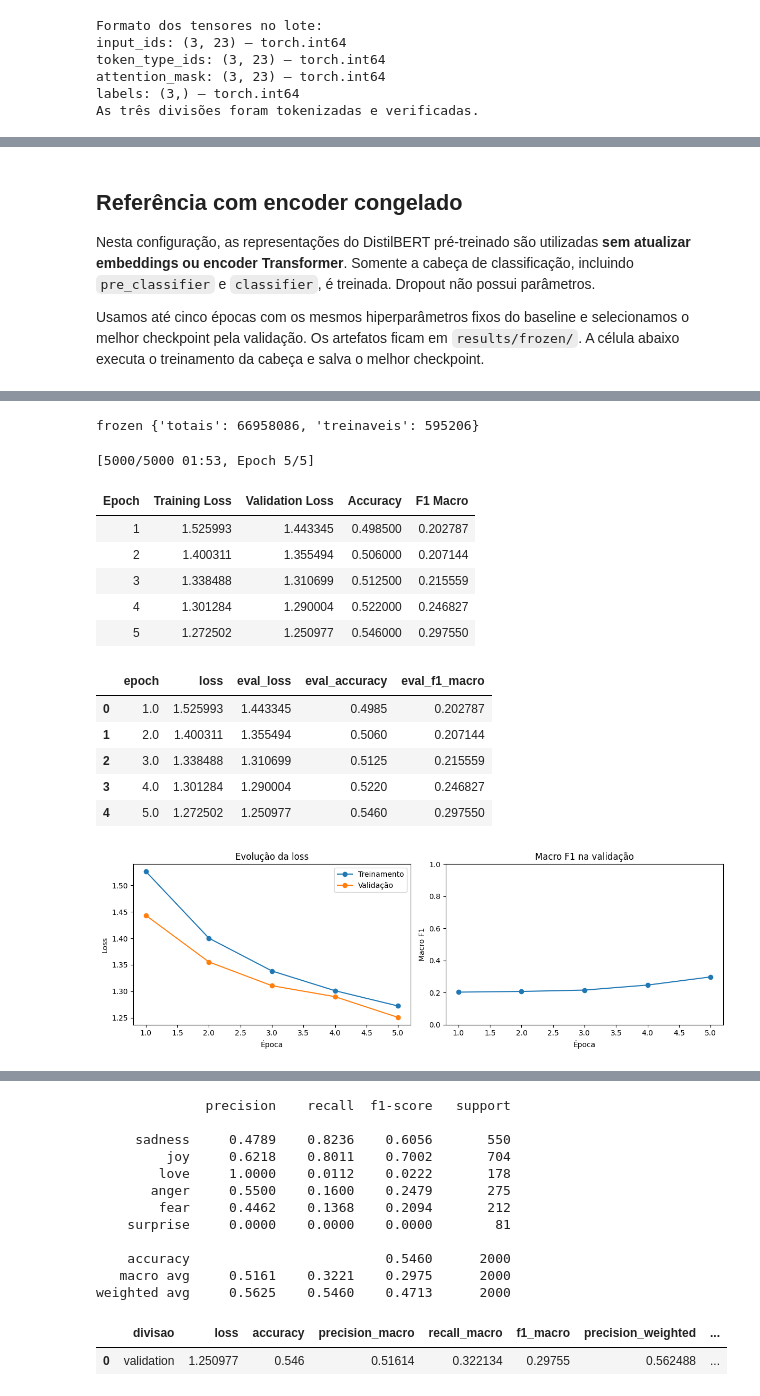
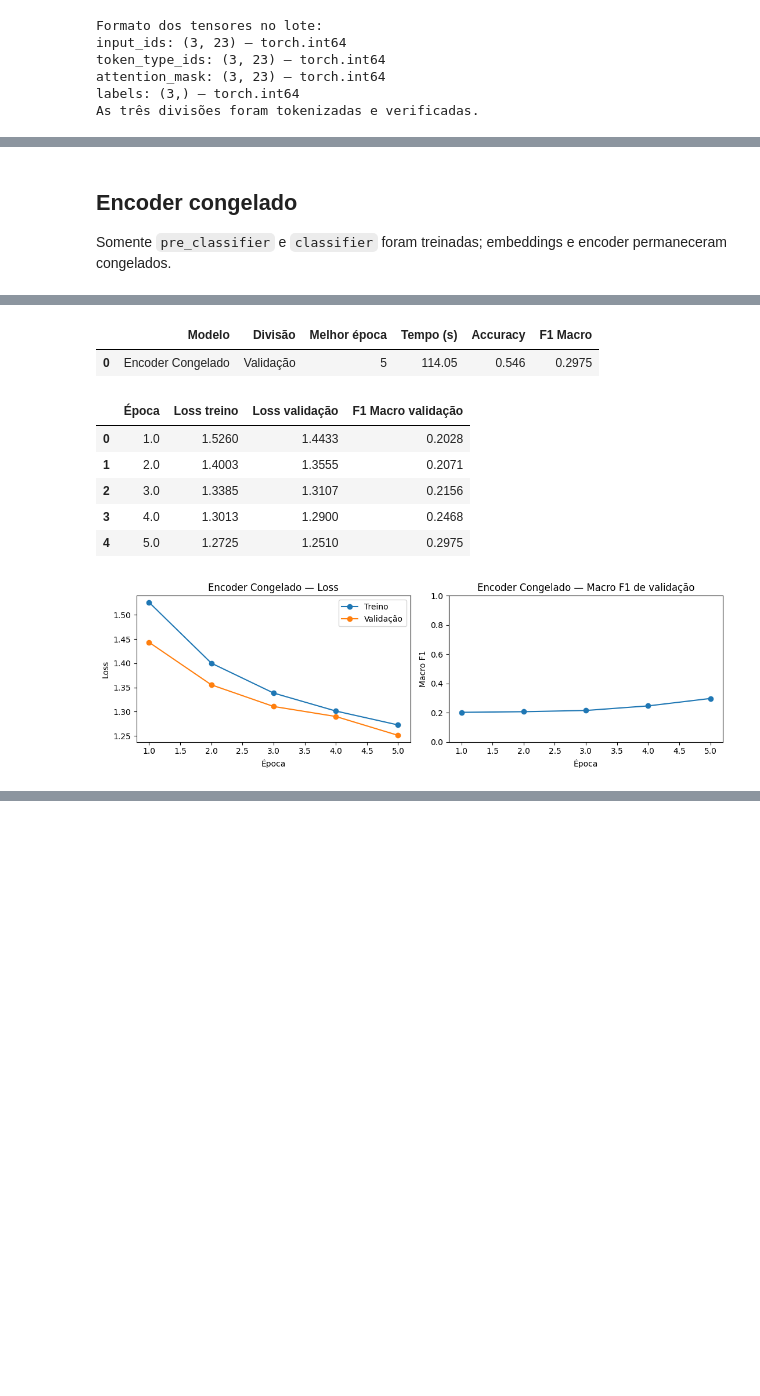
Before and after one commit to DaviSeiji/transformers-rn, a Jupyter notebook: Projeto5_Transformers.ipynb, the cells around one changed output, grey strips where cells are left out. Drawn from its saved outputs; the diff is of its cells as text; code cells hidden in the pictures; blank space fills up the shorter version.

```diff
--- a/Projeto5_Transformers.ipynb
+++ b/Projeto5_Transformers.ipynb
@@ -797,11 +705,7 @@ weighted avg     0.9398    0.9385    0.9385      2000
 # %% [markdown]
-## Referência com encoder congelado
+## Encoder congelado
 
-Nesta configuração, as representações do DistilBERT pré-treinado são utilizadas **sem atualizar embeddings ou encoder Transformer**. Somente a cabeça de classificação, incluindo `pre_classifier` e `classifier`, é treinada. Dropout não possui parâmetros.
-
-Usamos até cinco épocas com os mesmos hiperparâmetros fixos do baseline e selecionamos o melhor checkpoint pela validação. Os artefatos ficam em `results/frozen/`. A célula abaixo executa o treinamento da cabeça e salva o melhor checkpoint.
+Somente `pre_classifier` e `classifier` foram treinadas; embeddings e encoder permaneceram congelados.
 # %%
-resultado_frozen = treinar_experimento(
-    "frozen", HIPERPARAMETROS_FIXOS, congelado=True,
-)
+apresentar_modelo("frozen")
 # %% [output]
@@ -824,15 +712,9 @@ Notes:
-frozen {'totais': 66958086, 'treinaveis': 595206}
-[5000/5000 01:53, Epoch 5/5]
-| Epoch | Training Loss | Validation Loss | Accuracy | F1 Macro |
-| 1 | 1.525993 | 1.443345 | 0.498500 | 0.202787 |
-| 2 | 1.400311 | 1.355494 | 0.506000 | 0.207144 |
-| 3 | 1.338488 | 1.310699 | 0.512500 | 0.215559 |
-| 4 | 1.301284 | 1.290004 | 0.522000 | 0.246827 |
-| 5 | 1.272502 | 1.250977 | 0.546000 | 0.297550 |
+|  | Modelo | Divisão | Melhor época | Tempo (s) | Accuracy | F1 Macro |
+| 0 | Encoder Congelado | Validação | 5 | 114.05 | 0.546 | 0.2975 |
-|  | epoch | loss | eval_loss | eval_accuracy | eval_f1_macro |
-| 0 | 1.0 | 1.525993 | 1.443345 | 0.4985 | 0.202787 |
-| 1 | 2.0 | 1.400311 | 1.355494 | 0.5060 | 0.207144 |
-| 2 | 3.0 | 1.338488 | 1.310699 | 0.5125 | 0.215559 |
-| 3 | 4.0 | 1.301284 | 1.290004 | 0.5220 | 0.246827 |
-| 4 | 5.0 | 1.272502 | 1.250977 | 0.5460 | 0.297550 |
+|  | Época | Loss treino | Loss validação | F1 Macro validação |
+| 0 | 1.0 | 1.5260 | 1.4433 | 0.2028 |
+| 1 | 2.0 | 1.4003 | 1.3555 | 0.2071 |
+| 2 | 3.0 | 1.3385 | 1.3107 | 0.2156 |
+| 3 | 4.0 | 1.3013 | 1.2900 | 0.2468 |
+| 4 | 5.0 | 1.2725 | 1.2510 | 0.2975 |
-[figure, old version]
+[figure, new version]
@@ -840,14 +720,0 @@ frozen {'totais': 66958086, 'treinaveis': 595206}
-              precision    recall  f1-score   support
-
-     sadness     0.4789    0.8236    0.6056       550
-         joy     0.6218    0.8011    0.7002       704
-        love     1.0000    0.0112    0.0222       178
-       anger     0.5500    0.1600    0.2479       275
-        fear     0.4462    0.1368    0.2094       212
-    surprise     0.0000    0.0000    0.0000        81
-
-    accuracy                         0.5460      2000
-   macro avg     0.5161    0.3221    0.2975      2000
-weighted avg     0.5625    0.5460    0.4713      2000
-|  | divisao | loss | accuracy | precision_macro | recall_macro | f1_macro | precision_weighted | ... |
-| 0 | validation | 1.250977 | 0.546 | 0.51614 | 0.322134 | 0.29755 | 0.562488 | ... |
```
Also changed, not shown: parts of 43 cells of this notebook, 17 other files.
